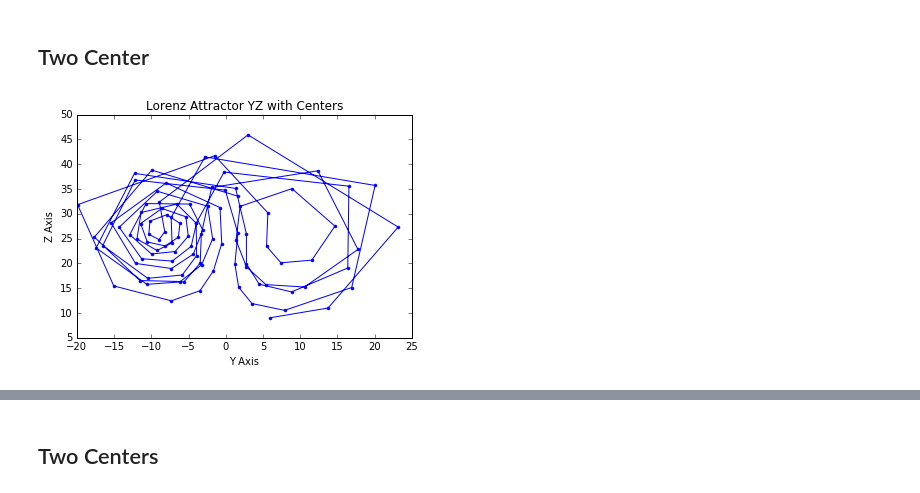
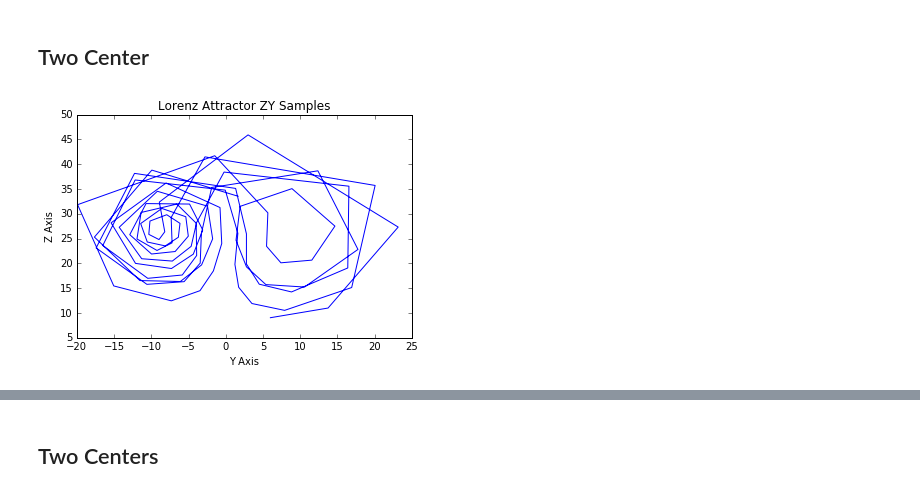
Before and after one commit to bi3mer/WeatherForecasting, a Jupyter notebook: Lorenz Simulation.ipynb, the cells around one changed output, grey strips where cells are left out. Drawn from its saved outputs; the diff is of its cells as text; code cells hidden in the pictures.

```diff
--- a/Lorenz Simulation.ipynb
+++ b/Lorenz Simulation.ipynb
@@ -349,12 +370,11 @@ attractor_two_groups = cluster_attractor_groups(attractor_two, attractor_two_std
 # %%
 fig = plt.figure()
 ax = fig.gca()
-
-ax.plot(x, y,'.-')
+ax.plot(x, y)
 ax.set_xlabel("Y Axis")
 ax.set_ylabel("Z Axis")
-ax.set_title("Lorenz Attractor YZ with Centers")
+ax.set_title("Lorenz Attractor ZY Samples")
 
 plt.show()
 # %% [output]
-[figure, old version]
+[figure, new version]
```
Also changed, not shown: parts of 8 cells of this notebook.
